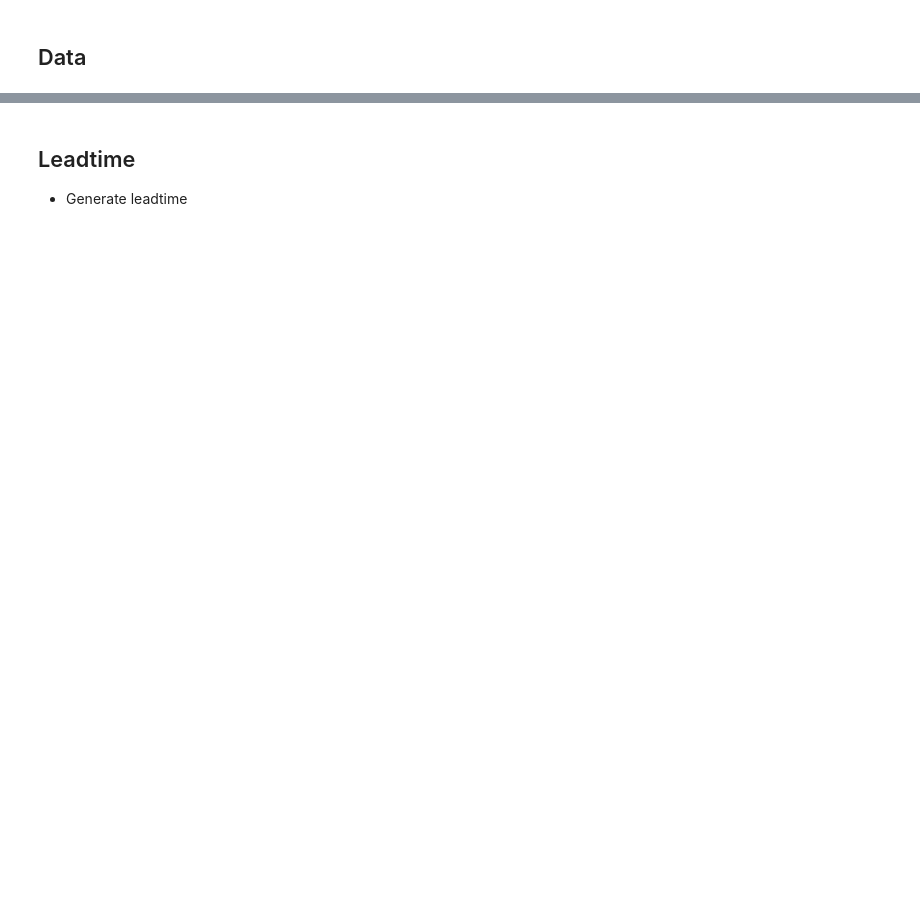
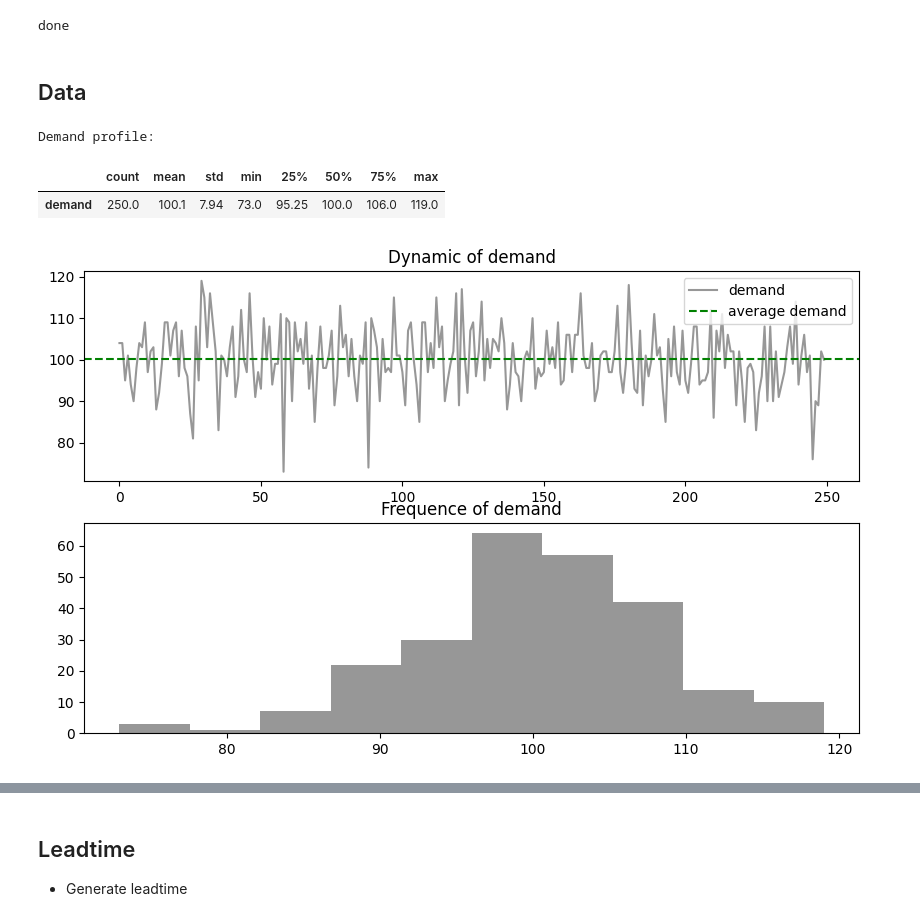
Before and after one commit to titirat-s/Inventory_Modeling, a Jupyter notebook: Case_modeling.ipynb, the cells around one changed output, grey strips where cells are left out. Cells and saved outputs as stored; diff of their text form; code cells hidden in the pictures; blank space fills up the shorter version.

Commit message:
update graph

```diff
--- a/Case_modeling.ipynb
+++ b/Case_modeling.ipynb
@@ -31,11 +23,17 @@ Model price break:
 # %%
-# @markdown import python package
-
-import math, random
+import math, random, datetime
 import os, openpyxl
 import scipy.stats as stats
 import numpy as np
 import pandas as pd
 
+import matplotlib as mpl
+import matplotlib.pyplot as plt
+%matplotlib inline
+
+mpl.style.use("tableau-colorblind10")
+mpl.rcParams["figure.figsize"] = (10, 6)
+mpl.rcParams["figure.dpi"] = 100
+
 import warnings
 warnings.filterwarnings('ignore')
@@ -47,28 +41,36 @@ ImportError: cannot import name 'BackendFilter' from 'matplotlib.backends' (C:\U
 from MinimumLotSize import LotSize as lot
 from SafetyStock import SafetyStock as sts
 from ReOrderPoint import ROP as rop
-from EconomicOrderQuantity import EOQ, impact_ratio as eoq, impacts
+from EconomicOrderQuantity import EOQ, impact_ratio
 from TotalCost import TC as ttc
 
-assert impacts(29.12, 32, True) == 0.1112
+assert impact_ratio(29.12, 32, True) == 0.1112
 assert sts.normdist(Demand=500, Leadtime=3, service_level=90) == 0
+# %% [output]
+done
 # %% [markdown]
 ## Data
 # %%
-demand_df = pd.read_excel('data.xlsx', sheet_name='demand',
-                          engine='openpyxl', header=0,usecols="A")
+file_path = "data.xlsx"
+demand_df = pd.read_excel(file_path, engine='openpyxl',
+                          header=0,usecols="A")
 print("Demand profile:")
 demand_df.describe().round(2).T
+# %% [output]
+Demand profile:
+|  | count | mean | std | min | 25% | 50% | 75% | max |
+| demand | 250.0 | 100.1 | 7.94 | 73.0 | 95.25 | 100.0 | 106.0 | 119.0 |
 # %%
 # Plot data profile func
 def plot_data_profile(data, label):
-    fig, axs = plt.subplots(2, figsize=(10, 6))
+    fig_profile, axs = plt.subplots(2)
     axs[0].plot(data, label=label, c="#979797")
     axs[0].axhline(y=data.mean(), c = "g", ls="--", label=f"average {label}")
     axs[0].set_title(f"Dynamic of {label}")
-    axs[0].legend(loc=7);
-
+    axs[0].legend(loc=1);
     axs[1].hist(data, color ="#979797")
     axs[1].set_title(f"Frequence of {label}");
 # %%
-plot_data_profile(demand_df["demand"], "demand")
+plot_data_profile(demand_df["demand"], label="demand")
+# %% [output]
+[figure, added]
```
Also changed, not shown: parts of 28 cells of this notebook, 2 other files.
